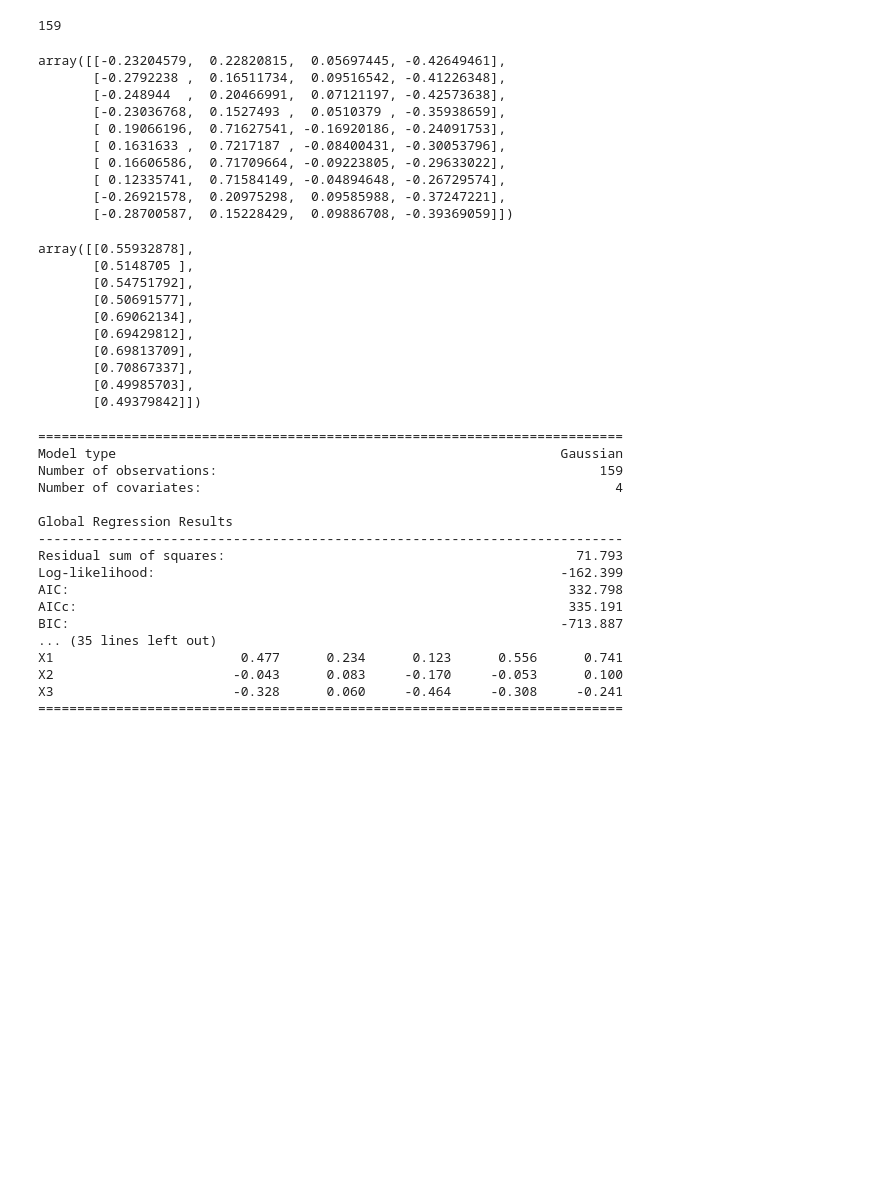
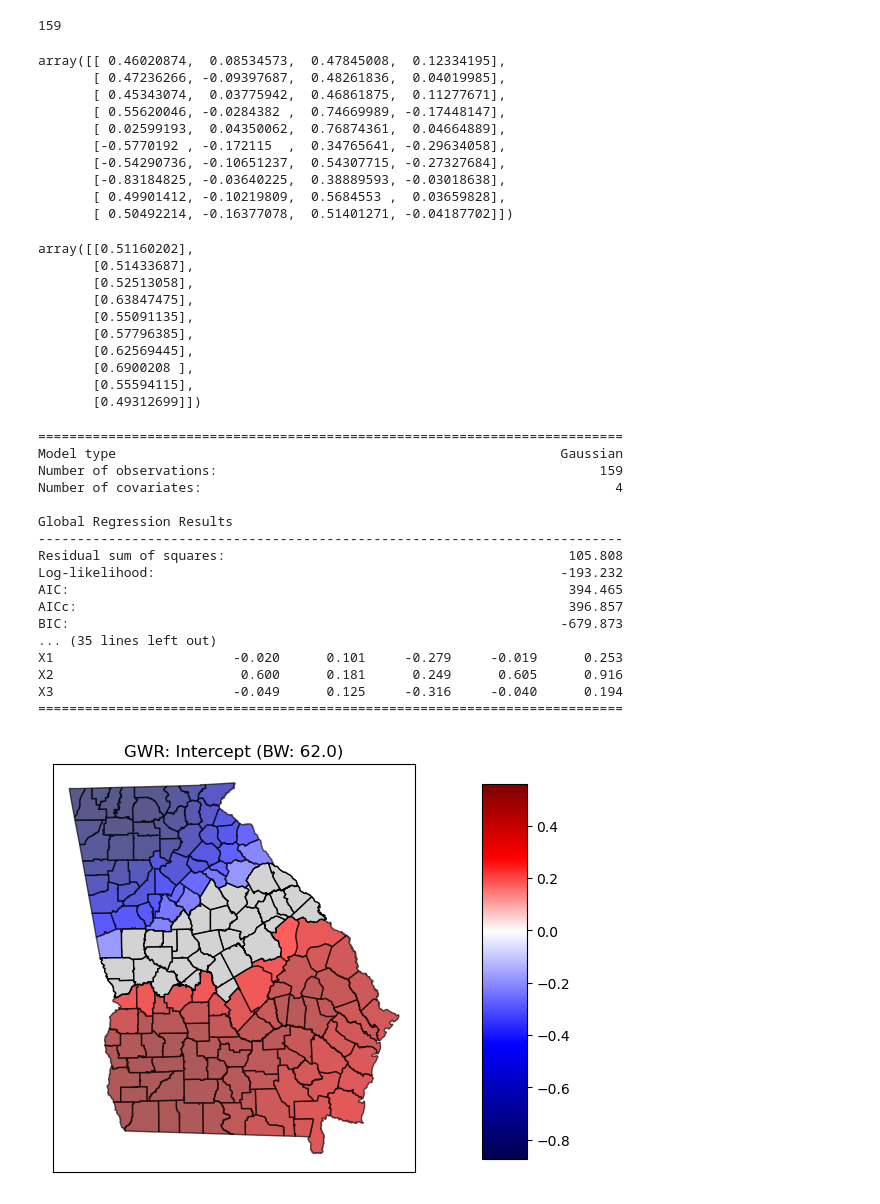
Before and after one commit to anhdangqb/qb-reading-club, a Jupyter notebook: geospatial-ds/Spatial_Modelling.ipynb, the cells around one changed output. Saved outputs shown, nothing was run; the diff lists cells and outputs as text; code cells hidden in the pictures; blank space fills up the shorter version.

Commit message:
Add surface plot for GWR

```diff
--- a/geospatial-ds/Spatial_Modelling.ipynb
+++ b/geospatial-ds/Spatial_Modelling.ipynb
@@ -174,7 +185,7 @@ georgia_shp.centroid.plot(ax=ax, c='black')
 # %%
 # Prepare inputs
-g_y = georgia_data['PctBach'].values.reshape((-1,1))
-g_X = georgia_data[['PctFB', 'PctBlack', 'PctRural']].values
+g_y = georgia_data['PctPov'].values.reshape((-1,1))
+g_X = georgia_data[['PctFB', 'PctEld', 'PctRural']].values
 u = georgia_data['X']
 v = georgia_data['Y']
 g_coords = list(zip(u,v))
@@ -200,30 +211,30 @@ len(gwr_results.params)
 # The coefficients of each regressor
 gwr_results.params[0:10]
 # %% [output]
-array([[-0.23204579,  0.22820815,  0.05697445, -0.42649461],
-       [-0.2792238 ,  0.16511734,  0.09516542, -0.41226348],
-       [-0.248944  ,  0.20466991,  0.07121197, -0.42573638],
-       [-0.23036768,  0.1527493 ,  0.0510379 , -0.35938659],
-       [ 0.19066196,  0.71627541, -0.16920186, -0.24091753],
-       [ 0.1631633 ,  0.7217187 , -0.08400431, -0.30053796],
-       [ 0.16606586,  0.71709664, -0.09223805, -0.29633022],
-       [ 0.12335741,  0.71584149, -0.04894648, -0.26729574],
-       [-0.26921578,  0.20975298,  0.09585988, -0.37247221],
-       [-0.28700587,  0.15228429,  0.09886708, -0.39369059]])
+array([[ 0.46020874,  0.08534573,  0.47845008,  0.12334195],
+       [ 0.47236266, -0.09397687,  0.48261836,  0.04019985],
+       [ 0.45343074,  0.03775942,  0.46861875,  0.11277671],
+       [ 0.55620046, -0.0284382 ,  0.74669989, -0.17448147],
+       [ 0.02599193,  0.04350062,  0.76874361,  0.04664889],
+       [-0.5770192 , -0.172115  ,  0.34765641, -0.29634058],
+       [-0.54290736, -0.10651237,  0.54307715, -0.27327684],
+       [-0.83184825, -0.03640225,  0.38889593, -0.03018638],
+       [ 0.49901412, -0.10219809,  0.5684553 ,  0.03659828],
+       [ 0.50492214, -0.16377078,  0.51401271, -0.04187702]])
 # %%
 # R2 for each localised region
 gwr_results.localR2[0:10]
 # %% [output]
-array([[0.55932878],
-       [0.5148705 ],
-       [0.54751792],
-       [0.50691577],
-       [0.69062134],
-       [0.69429812],
-       [0.69813709],
-       [0.70867337],
-       [0.49985703],
-       [0.49379842]])
+array([[0.51160202],
+       [0.51433687],
+       [0.52513058],
+       [0.63847475],
+       [0.55091135],
+       [0.57796385],
+       [0.62569445],
+       [0.6900208 ],
+       [0.55594115],
+       [0.49312699]])
 # %%
 gwr_results.summary()
 # %% [output]
@@ -234,13 +245,25 @@ Number of covariates:                                                     4
 
 Global Regression Results
 ---------------------------------------------------------------------------
-Residual sum of squares:                                             71.793
-Log-likelihood:                                                    -162.399
-AIC:                                                                332.798
-AICc:                                                               335.191
-BIC:                                                               -713.887
+Residual sum of squares:                                            105.808
+Log-likelihood:                                                    -193.232
+AIC:                                                                394.465
+AICc:                                                               396.857
+BIC:                                                               -679.873
 ... (35 lines left out)
-X1                        0.477      0.234      0.123      0.556      0.741
-X2                       -0.043      0.083     -0.170     -0.053      0.100
-X3                       -0.328      0.060     -0.464     -0.308     -0.241
+X1                       -0.020      0.101     -0.279     -0.019      0.253
+X2                        0.600      0.181      0.249      0.605      0.916
+X3                       -0.049      0.125     -0.316     -0.040      0.194
 ===========================================================================
+# %%
+# Prepare GWR results for mapping
+
+# Add GWR parameters to GeoDataframe
+georgia_shp['gwr_intercept'] = gwr_results.params[:,0]
+georgia_shp['gwr_fb'] = gwr_results.params[:,1]
+georgia_shp['gwr_eld'] = gwr_results.params[:,2]
+georgia_shp['gwr_rural'] = gwr_results.params[:,3]
+
+# Obtain t-vals filtered based on multiple testing correction
+# T statustic with an absolute value smaller than the critical value to 0
+gwr_filtered_t = gwr_results.filter_tvals()
@@ -246,0 +314,4 @@ X3                       -0.328      0.060     -0.464     -0.308     -0.241
+# %%
+plot_surface(variable='gwr_intercept', title='GWR: Intercept (BW: ' + str(gwr_bw) +')')
+# %% [output]
+[figure, added]
```
Also changed, not shown: parts of 7 cells of this notebook.
